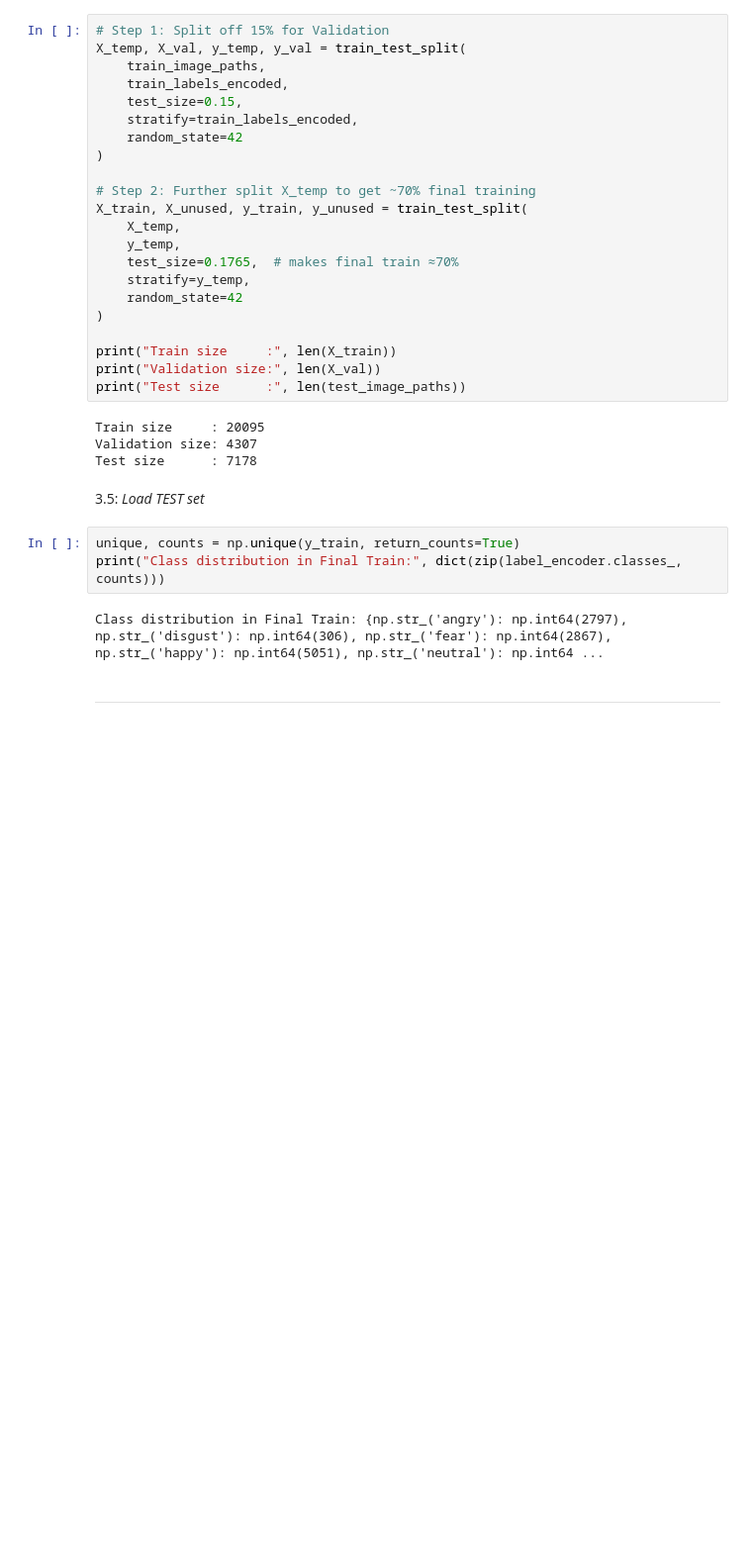
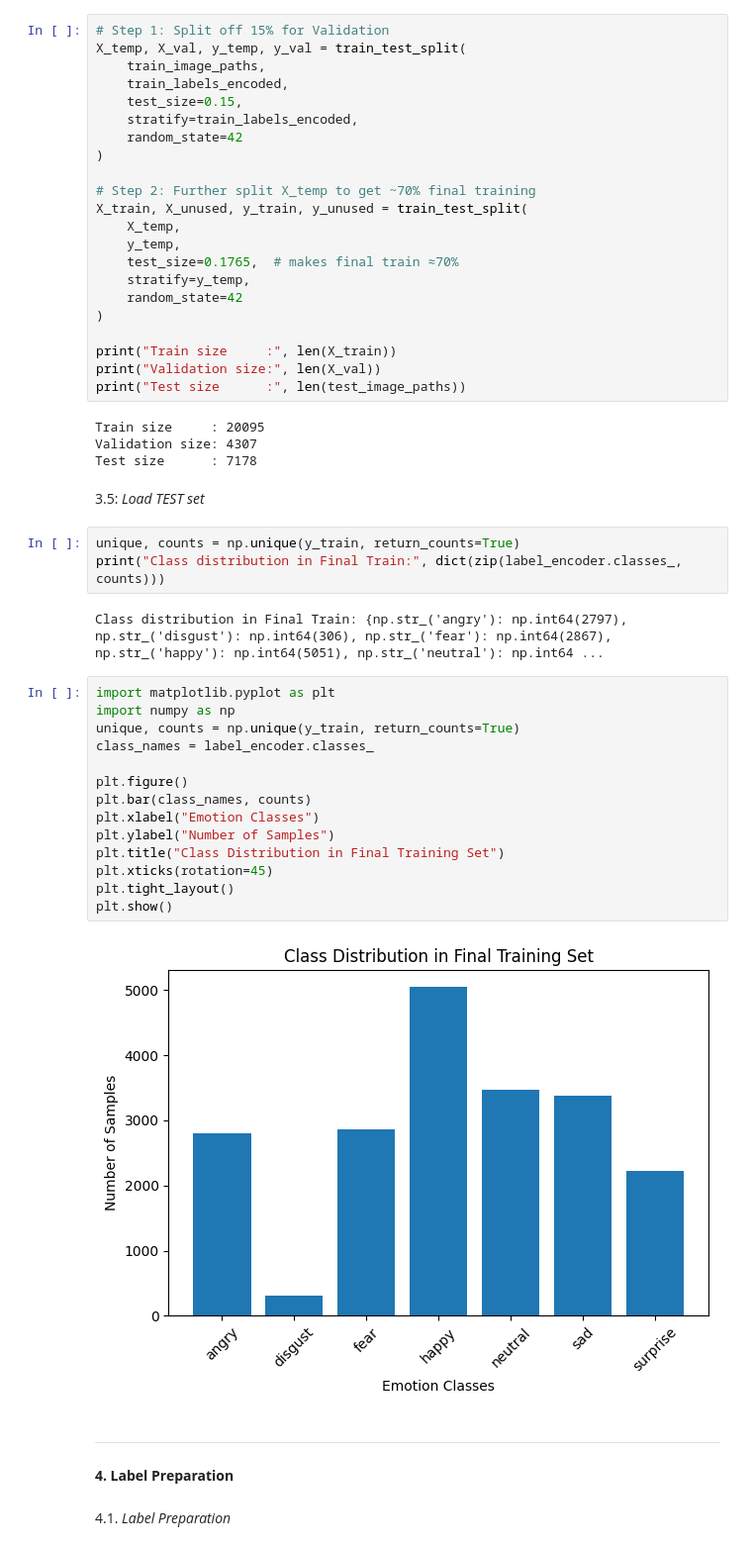
Before and after one commit to Rafi076/RTFER, a Jupyter notebook: Copy_of_ER2013_Ensemble_EffNetB3_ResNet50_Xception.ipynb, the cells around one changed output. Shown at 99% size. Saved outputs shown, nothing was run; the diff lists cells and outputs as text; blank space fills up the shorter version.

```diff
--- a/Copy_of_ER2013_Ensemble_EffNetB3_ResNet50_Xception.ipynb
+++ b/Copy_of_ER2013_Ensemble_EffNetB3_ResNet50_Xception.ipynb
@@ -286,5 +286,25 @@ unique, counts = np.unique(y_train, return_counts=True)
 print("Class distribution in Final Train:", dict(zip(label_encoder.classes_, counts)))
 # %% [output]
 Class distribution in Final Train: {np.str_('angry'): np.int64(2797), np.str_('disgust'): np.int64(306), np.str_('fear'): np.int64(2867), np.str_('happy'): np.int64(5051), np.str_('neutral'): np.int64 ...
+# %%
+import matplotlib.pyplot as plt
+import numpy as np
+unique, counts = np.unique(y_train, return_counts=True)
+class_names = label_encoder.classes_
+
+plt.figure()
+plt.bar(class_names, counts)
+plt.xlabel("Emotion Classes")
+plt.ylabel("Number of Samples")
+plt.title("Class Distribution in Final Training Set")
+plt.xticks(rotation=45)
+plt.tight_layout()
+plt.show()
+# %% [output]
+[figure, added]
 # %% [markdown]
 ------
+# %% [markdown]
+**4. Label Preparation**
+# %% [markdown]
+  4.1. *Label Preparation*
```
Also changed, not shown: parts of 35 cells of this notebook.
